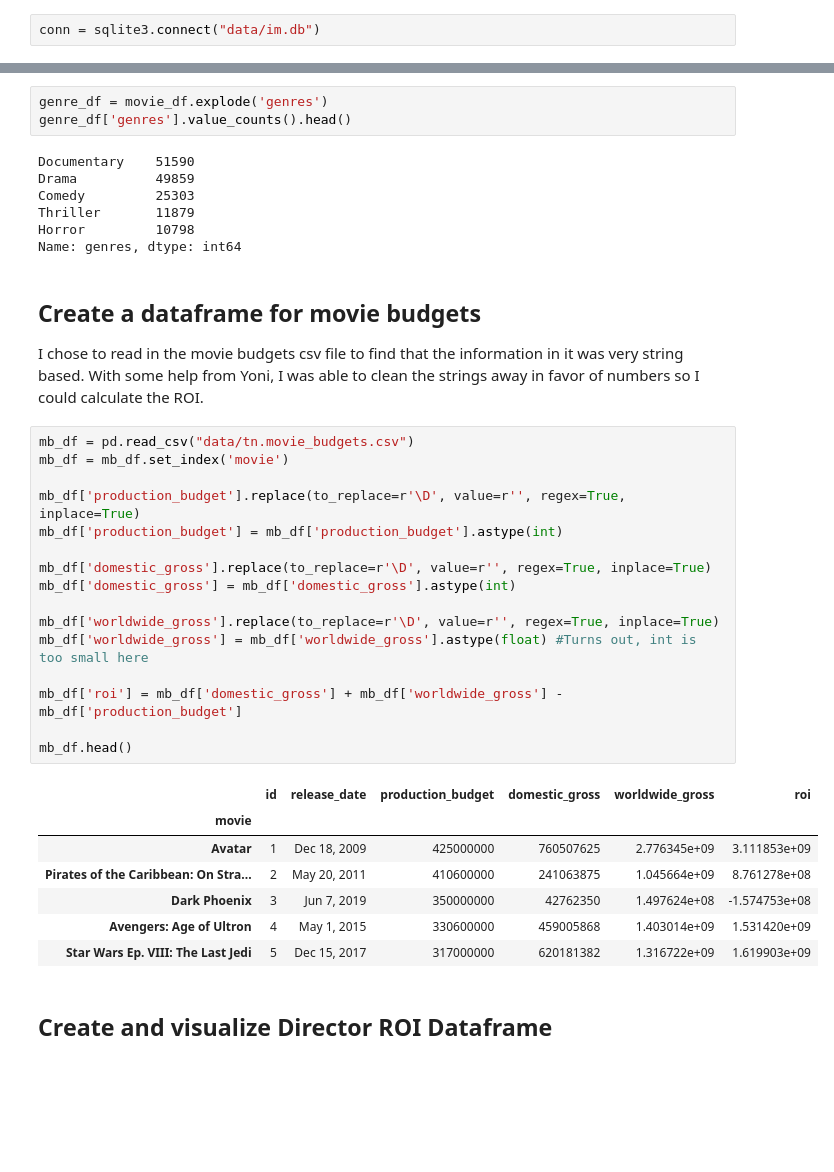
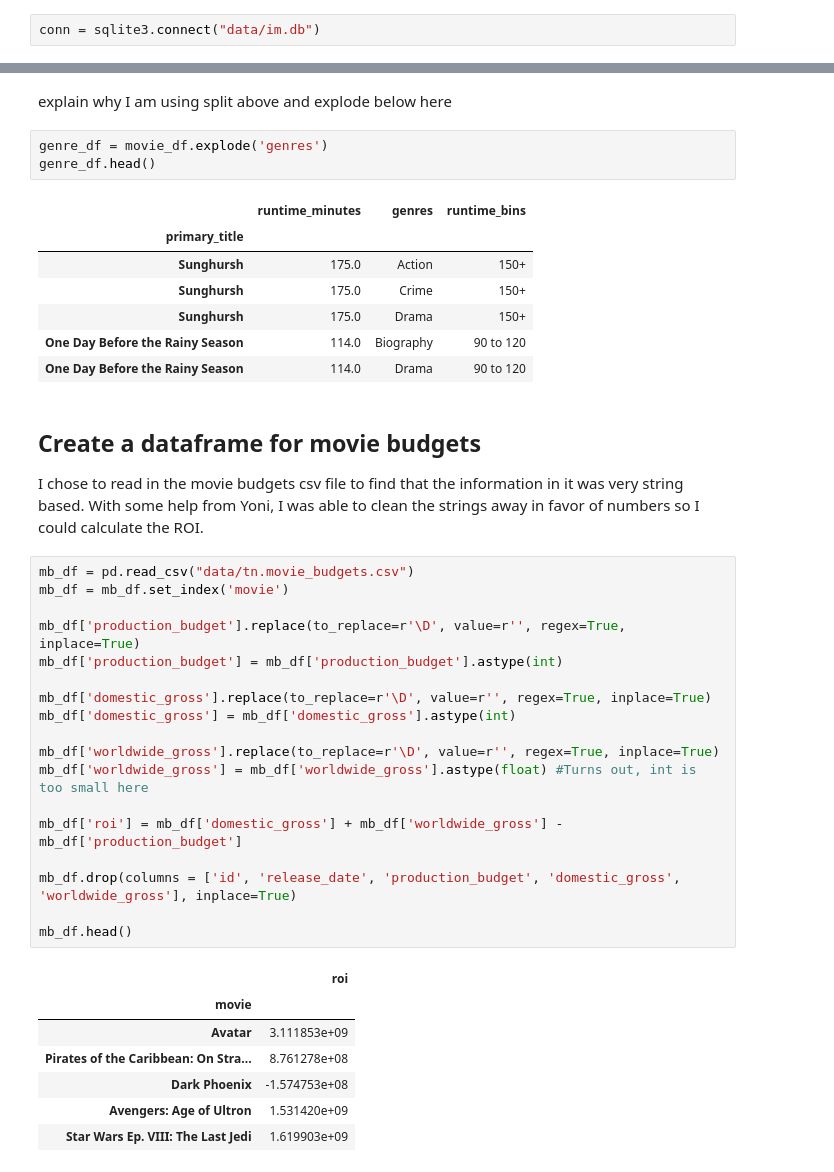
Before and after one commit to sammarder/dsc-phase-1-project-v2-4, a Jupyter notebook: student.ipynb, the cells around one changed output, grey strips where cells are left out. Drawn from its saved outputs; the diff is of its cells as text; blank space fills up the shorter version.

```diff
--- a/student.ipynb
+++ b/student.ipynb
@@ -52,13 +81,16 @@ movie_df.head()
+# %% [markdown]
+explain why I am using split above and explode below here
 # %%
 genre_df = movie_df.explode('genres')
-genre_df['genres'].value_counts().head()
+genre_df.head()
 # %% [output]
-Documentary    51590
-Drama          49859
-Comedy         25303
-Thriller       11879
-Horror         10798
-Name: genres, dtype: int64
+|  | runtime_minutes | genres | runtime_bins |
+| primary_title |  |  |  |
+| Sunghursh | 175.0 | Action | 150+ |
+| Sunghursh | 175.0 | Crime | 150+ |
+| Sunghursh | 175.0 | Drama | 150+ |
+| One Day Before the Rainy Season | 114.0 | Biography | 90 to 120 |
+| One Day Before the Rainy Season | 114.0 | Drama | 90 to 120 |
 # %% [markdown]
 ## Create a dataframe for movie budgets
 
@@ -66,26 +98,26 @@ I chose to read in the movie budgets csv file to find that the information in it
 # %%
 mb_df = pd.read_csv("data/tn.movie_budgets.csv")
 mb_df = mb_df.set_index('movie')
 
 mb_df['production_budget'].replace(to_replace=r'\D', value=r'', regex=True, inplace=True)
 mb_df['production_budget'] = mb_df['production_budget'].astype(int)
 
 mb_df['domestic_gross'].replace(to_replace=r'\D', value=r'', regex=True, inplace=True)
 mb_df['domestic_gross'] = mb_df['domestic_gross'].astype(int)
 
 mb_df['worldwide_gross'].replace(to_replace=r'\D', value=r'', regex=True, inplace=True)
 mb_df['worldwide_gross'] = mb_df['worldwide_gross'].astype(float) #Turns out, int is too small here
 
 mb_df['roi'] = mb_df['domestic_gross'] + mb_df['worldwide_gross'] - mb_df['production_budget']
 
+mb_df.drop(columns = ['id', 'release_date', 'production_budget', 'domestic_gross', 'worldwide_gross'], inplace=True)
+
 mb_df.head()
 # %% [output]
-|  | id | release_date | production_budget | domestic_gross | worldwide_gross | roi |
-| movie |  |  |  |  |  |  |
-| Avatar | 1 | Dec 18, 2009 | 425000000 | 760507625 | 2.776345e+09 | 3.111853e+09 |
-| Pirates of the Caribbean: On Stra... | 2 | May 20, 2011 | 410600000 | 241063875 | 1.045664e+09 | 8.761278e+08 |
-| Dark Phoenix | 3 | Jun 7, 2019 | 350000000 | 42762350 | 1.497624e+08 | -1.574753e+08 |
-| Avengers: Age of Ultron | 4 | May 1, 2015 | 330600000 | 459005868 | 1.403014e+09 | 1.531420e+09 |
-| Star Wars Ep. VIII: The Last Jedi | 5 | Dec 15, 2017 | 317000000 | 620181382 | 1.316722e+09 | 1.619903e+09 |
+|  | roi |
+| movie |  |
+| Avatar | 3.111853e+09 |
+| Pirates of the Caribbean: On Stra... | 8.761278e+08 |
+| Dark Phoenix | -1.574753e+08 |
+| Avengers: Age of Ultron | 1.531420e+09 |
+| Star Wars Ep. VIII: The Last Jedi | 1.619903e+09 |
-# %% [markdown]
-## Create and visualize Director ROI Dataframe
```
Also changed, not shown: parts of 19 cells of this notebook.
